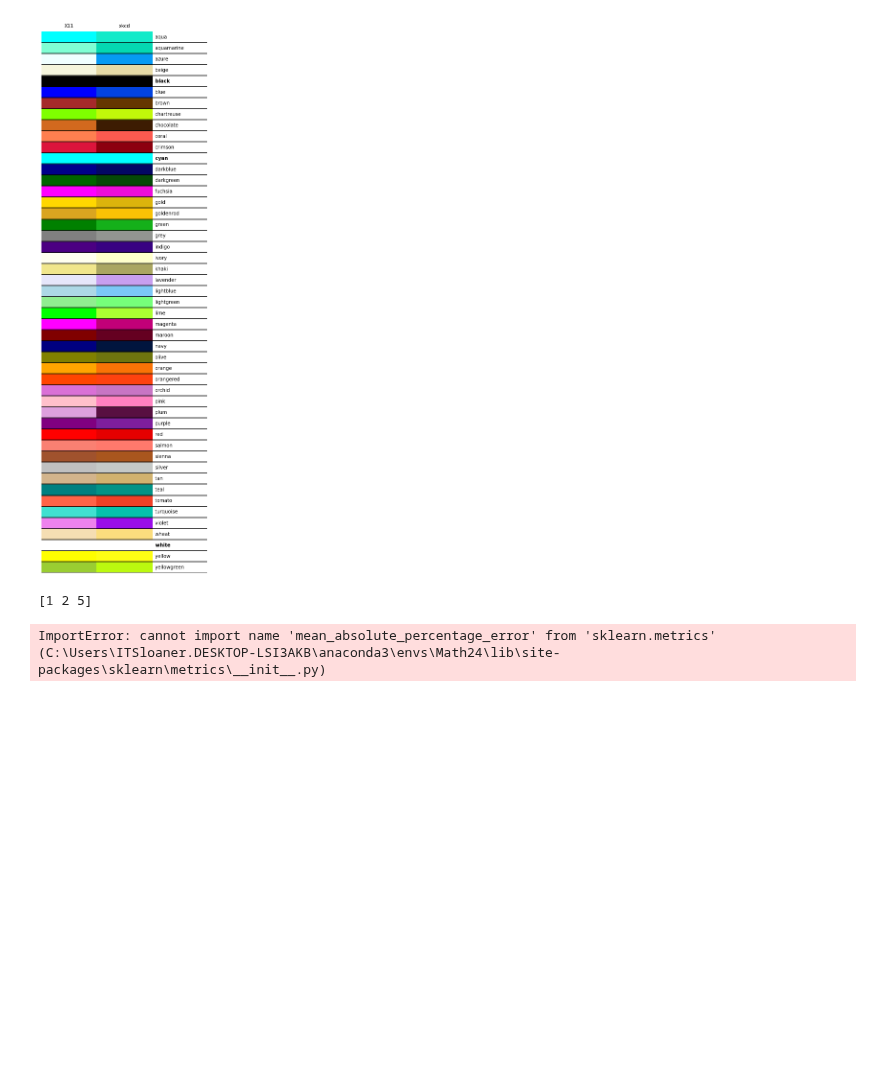
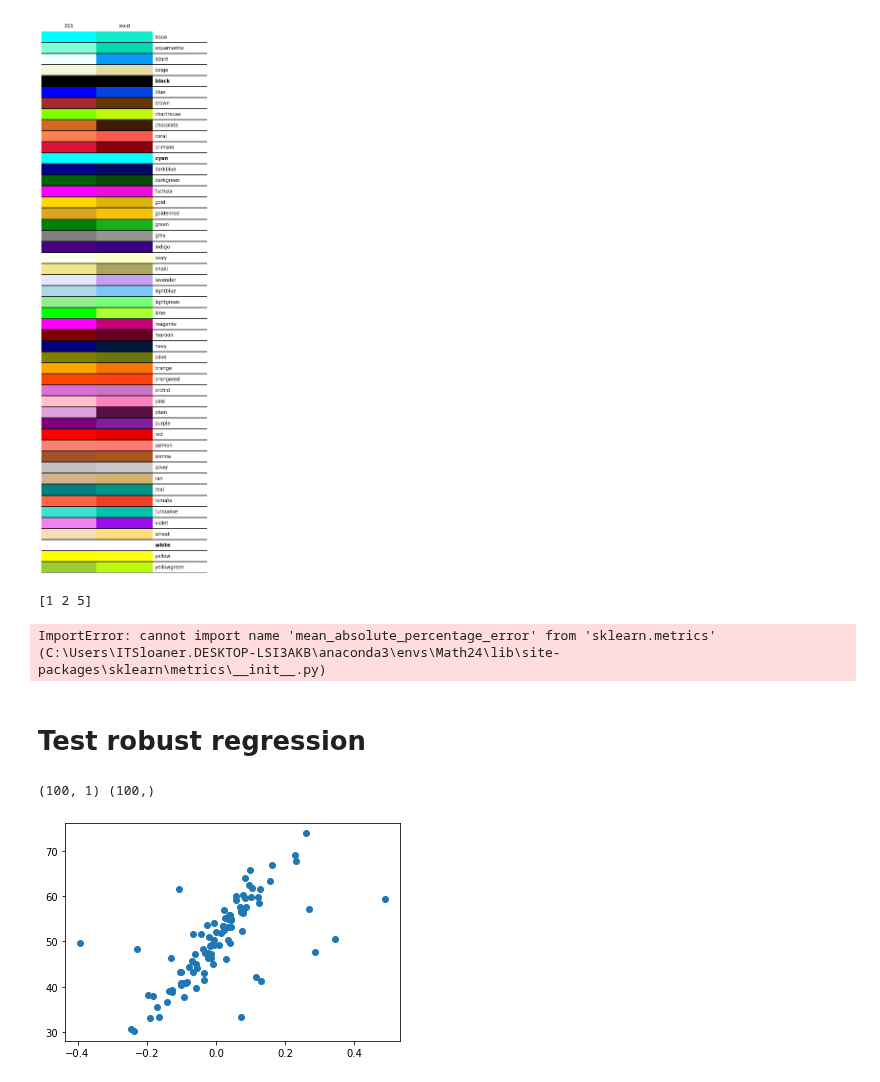
Before and after one commit to hundredball/Math24, a Jupyter notebook: test_each_function.ipynb, the cells around one changed output. Saved outputs shown, nothing was run; the diff lists cells and outputs as text; code cells hidden in the pictures; blank space fills up the shorter version.

```diff
--- a/test_each_function.ipynb
+++ b/test_each_function.ipynb
@@ -1055,3 +1055,36 @@ B = np.ones(4)*2
 print(mape(A,B))
 # %% [output]
 ImportError: cannot import name 'mean_absolute_percentage_error' from 'sklearn.metrics' (C:\Users\ITSloaner.DESKTOP-LSI3AKB\anaconda3\envs\Math24\lib\site-packages\sklearn\metrics\__init__.py)
+# %% [markdown]
+# Test robust regression
+# %%
+# create a regression dataset with outliers
+from random import random
+from random import randint
+from random import seed
+from sklearn.datasets import make_regression
+from matplotlib import pyplot
+
+# prepare the dataset
+def get_dataset():
+    X, y = make_regression(n_samples=100, n_features=1, tail_strength=0.9, effective_rank=1, n_informative=1, noise=3, bias=50, random_state=1)
+    # add some artificial outliers
+    seed(1)
+    for i in range(10):
+        factor = randint(2, 4)
+        if random() > 0.5:
+            X[i] += factor * X.std()
+        else:
+            X[i] -= factor * X.std()
+    return X, y
+
+# load dataset
+X, y = get_dataset()
+# summarize shape
+print(X.shape, y.shape)
+# scatter plot of input vs output
+pyplot.scatter(X, y)
+pyplot.show()
+# %% [output]
+(100, 1) (100,)
+[figure, added]
```
Also changed, not shown: parts of 10 cells of this notebook, 1 other file.
